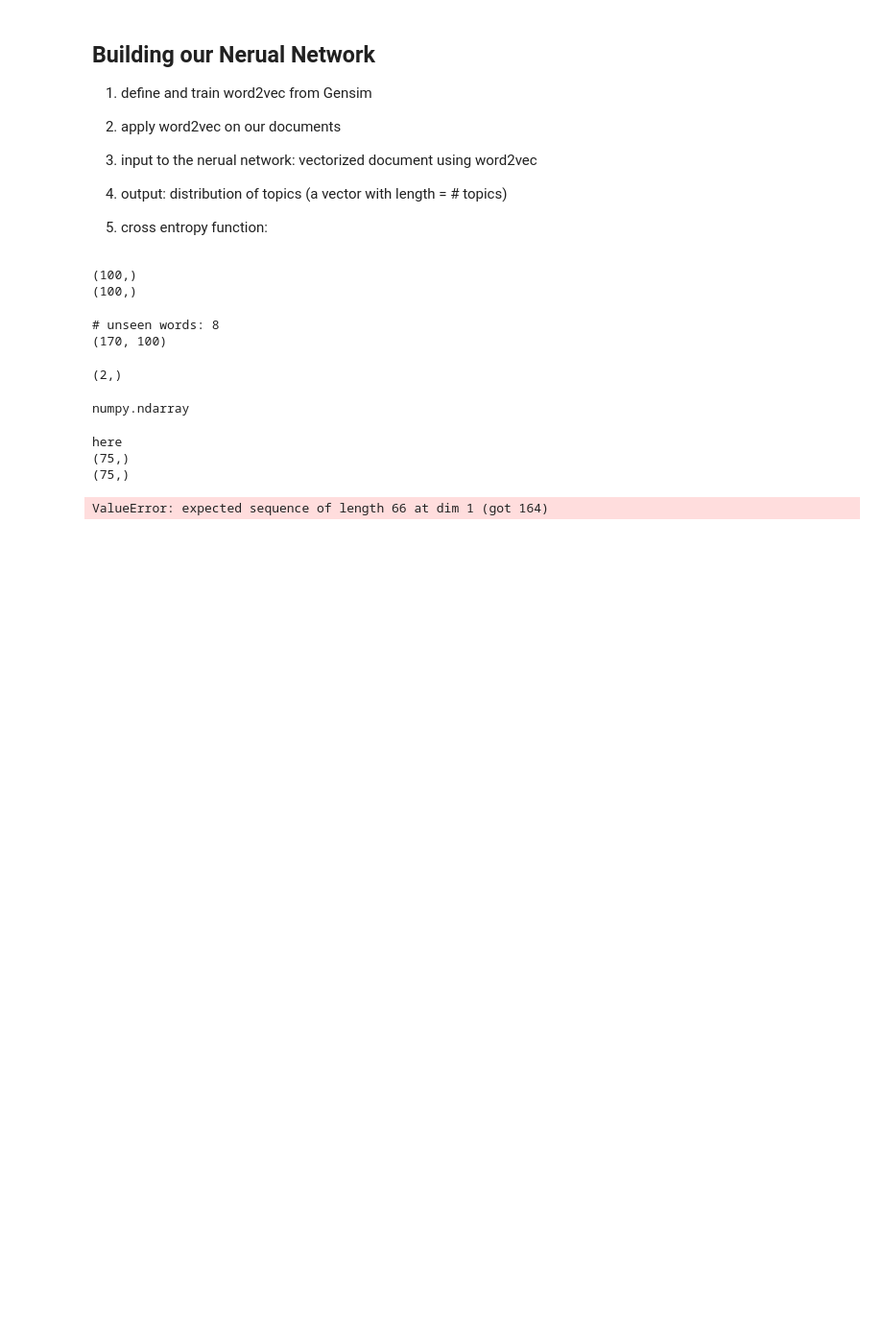
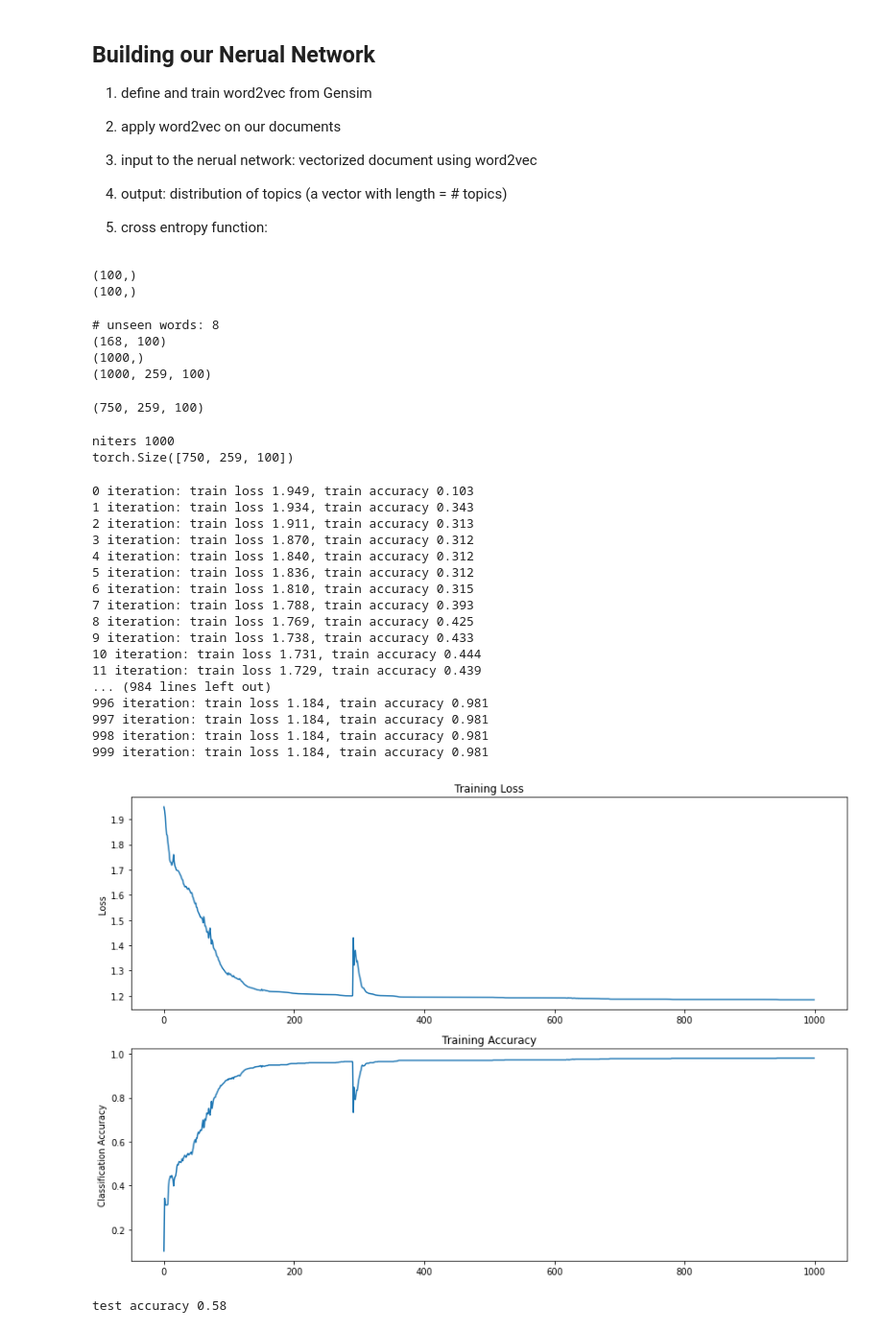
Before and after one commit to clarissaache/DocumentClassifier, a Jupyter notebook: lstmClassifier.ipynb, the cells around one changed output. Shown at 96% size. Cells and saved outputs as stored; diff of their text form; code cells hidden in the pictures; blank space fills up the shorter version.

Commit message:
lstm

```diff
--- a/lstmClassifier.ipynb
+++ b/lstmClassifier.ipynb
@@ -179,31 +195,38 @@ embedding_dim = np.shape(glove_vectors['water'])[0]
 (100,)
 # %%
 # apply word2vec and vectorize corpus
-
-text_i = abstract_lemmatized_cleaned[0]
 def embed_w_word2vec(word):
     try:
         return glove_vectors[word]
     except:
         return np.zeros(embedding_dim) #unseen word -> zeros
 
+text_i = abstract_lemmatized_cleaned[0]
 text_embedded = np.array(list(map(embed_w_word2vec, text_i)))
 print("# unseen words:",np.sum(np.sum(text_embedded,axis=1)==0))
 
-n_document = 100
+def applyGlove_corpus(abstract_lemmatized_cleaned,n_document,n_topics):
+    corpus_embedded = list(map(lambda text_i: np.asarray(list(map(embed_w_word2vec, text_i))),abstract_lemmatized_cleaned[:n_document]))
+    print(np.shape(corpus_embedded[1]))
+    max_length = max(len(document) for document in corpus_embedded)
+    X = np.array(list(map(lambda d: np.vstack([d,np.zeros((max_length-len(d),100))]),corpus_embedded)))
+    return X
+
+n_document = 1000
 n_topics = 7
-corpus_embedded = list(map(lambda text_i: np.asarray(list(map(embed_w_word2vec, text_i))),abstract_lemmatized_cleaned[:n_document]))
-print(np.shape(corpus_embedded[1]))
-# one-hot encoding for topic
-topic_vec = np.zeros((n_document,n_topics))
-for i in range(n_document):
-    topic_vec[i][df_paper.Domain_No[i]]= 1
-
+X = applyGlove_corpus(abstract_lemmatized_cleaned,n_document,n_topics)
 # split into training and testing data
-X = corpus_embedded
-Y = df_paper.Domain_No[:n_document]
+Y = np.array(df_paper.Domain_No[:n_document])
 X_train, X_test, Y_train, Y_test = train_test_split(X, Y,test_size=0.25,)
+print(np.shape(Y))
+print(np.shape(X))
 # %% [output]
 # unseen words: 8
-(170, 100)
+(168, 100)
+(1000,)
+(1000, 259, 100)
+# %%
+print(np.shape(X_train))
+# %% [output]
+(750, 259, 100)
 # %%
@@ -290,5 +324,0 @@ class myBi_LSTM():
-# %%
-x = np.array([corpus_embedded[0],corpus_embedded[2]])
-np.shape(x)
-# %% [output]
-(2,)
@@ -298,12 +325,32 @@ x_t = torch.FloatTensor(X_train[0]).to(device="cpu")
-# %%
-type(x[0])
-# %% [output]
-numpy.ndarray
 # %%
-net = myBi_LSTM(embedding_dim=embedding_dim,hidden_dim=n_topics)
-net.train(X_train,Y_train)
+
+net = myBi_LSTM(embedding_dim=embedding_dim,hidden_dim=50,output_dim=n_topics)
+net.train(X_train,Y_train,n_iters=500)
+net.plot_training_progress()
 # %% [output]
-here
-(75,)
-(75,)
+niters 1000
+torch.Size([750, 259, 100])
-ValueError: expected sequence of length 66 at dim 1 (got 164)
+0 iteration: train loss 1.949, train accuracy 0.103
+1 iteration: train loss 1.934, train accuracy 0.343
+2 iteration: train loss 1.911, train accuracy 0.313
+3 iteration: train loss 1.870, train accuracy 0.312
+4 iteration: train loss 1.840, train accuracy 0.312
+5 iteration: train loss 1.836, train accuracy 0.312
+6 iteration: train loss 1.810, train accuracy 0.315
+7 iteration: train loss 1.788, train accuracy 0.393
+8 iteration: train loss 1.769, train accuracy 0.425
+9 iteration: train loss 1.738, train accuracy 0.433
+10 iteration: train loss 1.731, train accuracy 0.444
+11 iteration: train loss 1.729, train accuracy 0.439
+... (984 lines left out)
+996 iteration: train loss 1.184, train accuracy 0.981
+997 iteration: train loss 1.184, train accuracy 0.981
+998 iteration: train loss 1.184, train accuracy 0.981
+999 iteration: train loss 1.184, train accuracy 0.981
+[figure, added]
+# %%
+y_pred= net.predict(X_test)
+test_accuracy = np.sum(y_pred==Y_test)/len(Y_test)
+print("test accuracy",test_accuracy)
+# %% [output]
+test accuracy 0.58
```
Also changed, not shown: parts of 11 cells of this notebook.
